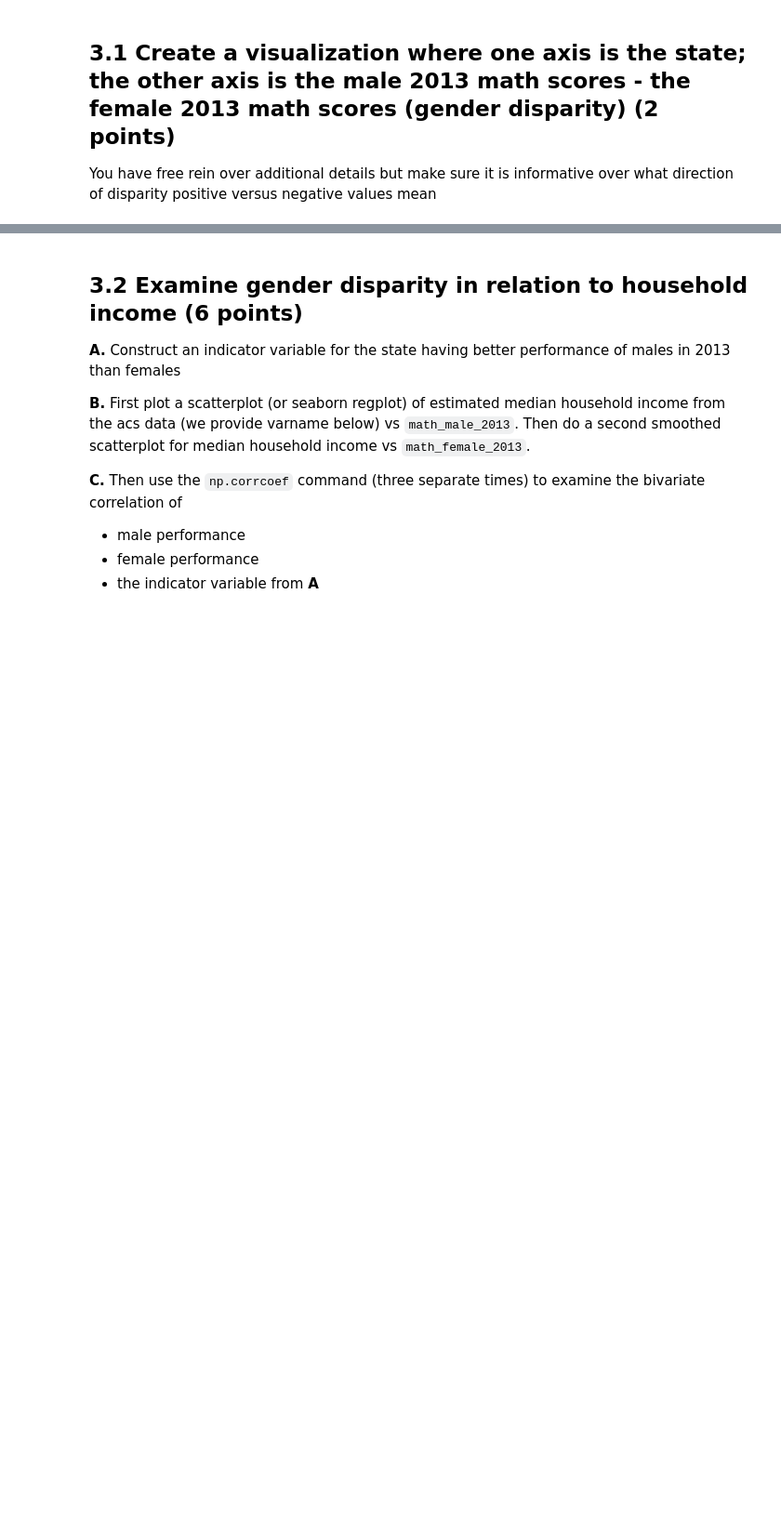
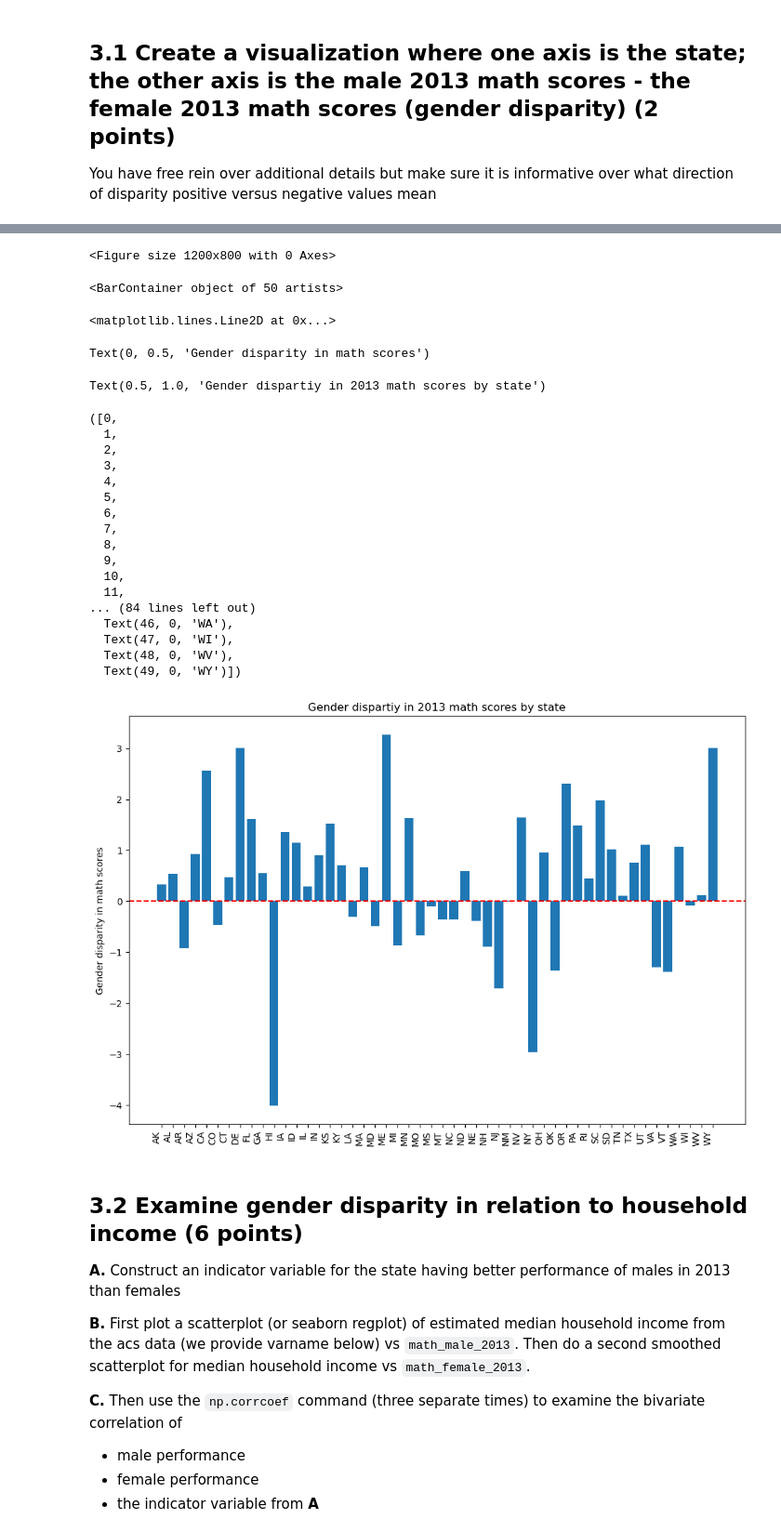
Before and after one commit to annablock/QSS20_S24, a Jupyter notebook: problemsets/pset4/pset4_blank.ipynb, the cells around one changed output, grey strips where cells are left out. Shown at 93% size. Drawn from its saved outputs; the diff is of its cells as text; code cells hidden in the pictures; blank space fills up the shorter version.

```diff
--- a/problemsets/pset4/pset4_blank.ipynb
+++ b/problemsets/pset4/pset4_blank.ipynb
@@ -363,0 +368,15 @@ You have free rein over additional details but make sure it is informative over
+# %%
+## your code here
+math["gen_disparity_2013"] = math.math_male_2013 - math.math_female_2013
+math.sort_values(by="gen_disparity_2013")
+math
+
+
+plt.figure(figsize=(12, 8))
+plt.bar(math.abbrev, math.gen_disparity_2013, width=0.8)
+plt.axhline(0, linestyle='--', color = "red")
+plt.ylabel("Gender disparity in math scores")
+plt.title("Gender dispartiy in 2013 math scores by state")
+plt.xticks(rotation=90, ha='right')
+plt.show()
+# %% [output]
@@ -364,3 +417,26 @@ You have free rein over additional details but make sure it is informative over
+<Figure size 1200x800 with 0 Axes>
+<BarContainer object of 50 artists>
+<matplotlib.lines.Line2D at 0x...>
+Text(0, 0.5, 'Gender disparity in math scores')
+Text(0.5, 1.0, 'Gender dispartiy in 2013 math scores by state')
+([0,
+  1,
+  2,
+  3,
+  4,
+  5,
+  6,
+  7,
+  8,
+  9,
+  10,
+  11,
+... (84 lines left out)
+  Text(46, 0, 'WA'),
+  Text(47, 0, 'WI'),
+  Text(48, 0, 'WV'),
+  Text(49, 0, 'WY')])
+[figure, added]
 # %% [markdown]
 ## 3.2 Examine gender disparity in relation to household income (6 points)
 
```
Also changed, not shown: parts of 11 cells of this notebook, 2 other files.
